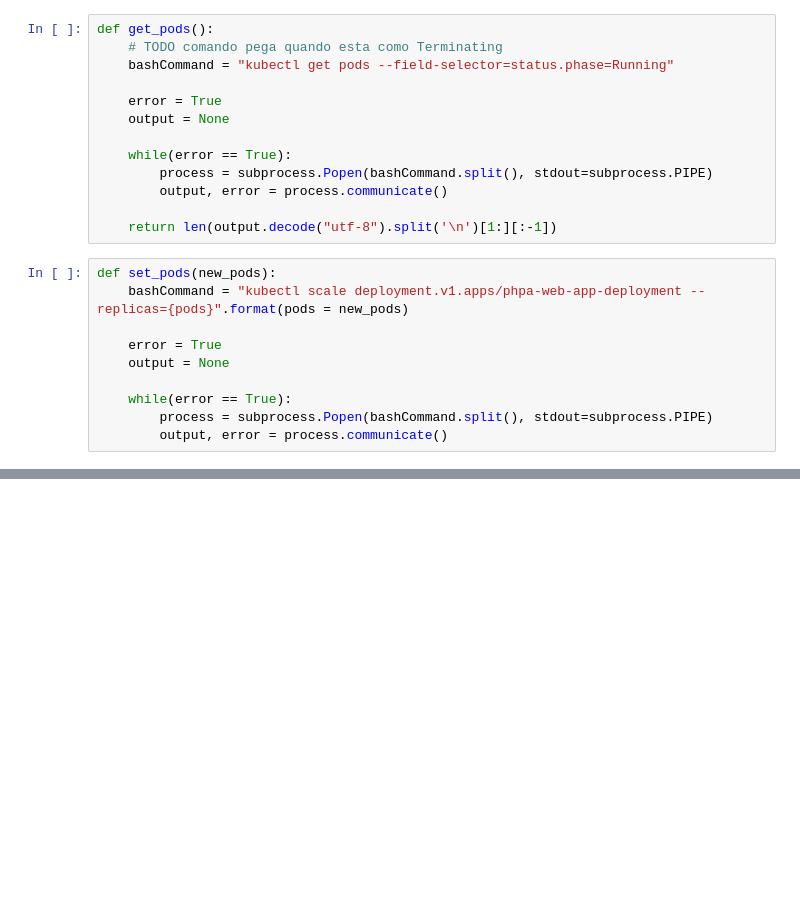
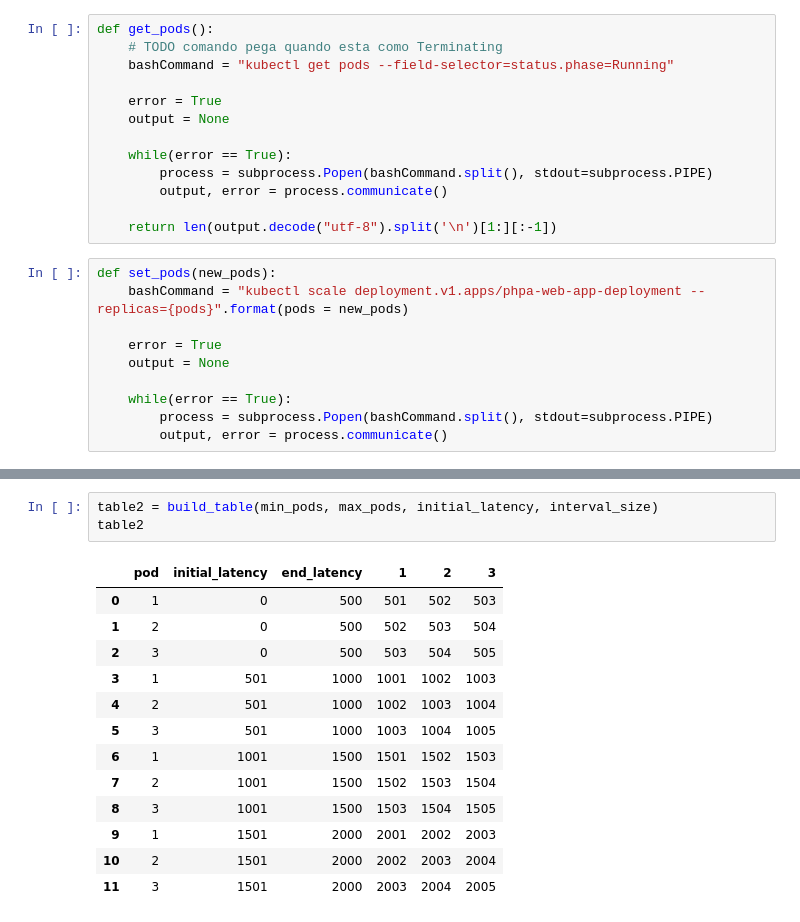
Before and after one commit to Alice-Scholze/phpa, a Jupyter notebook: RL_phpa.ipynb, the cells around one changed output, grey strips where cells are left out. Cells and saved outputs as stored; diff of their text form; blank space fills up the shorter version.

```diff
--- a/RL_phpa.ipynb
+++ b/RL_phpa.ipynb
@@ -204,0 +358,17 @@ table
+# %%
+table2 = build_table(min_pods, max_pods, initial_latency, interval_size)
+table2
+# %% [output]
+|  | pod | initial_latency | end_latency | 1 | 2 | 3 |
+| 0 | 1 | 0 | 500 | 501 | 502 | 503 |
+| 1 | 2 | 0 | 500 | 502 | 503 | 504 |
+| 2 | 3 | 0 | 500 | 503 | 504 | 505 |
+| 3 | 1 | 501 | 1000 | 1001 | 1002 | 1003 |
+| 4 | 2 | 501 | 1000 | 1002 | 1003 | 1004 |
+| 5 | 3 | 501 | 1000 | 1003 | 1004 | 1005 |
+| 6 | 1 | 1001 | 1500 | 1501 | 1502 | 1503 |
+| 7 | 2 | 1001 | 1500 | 1502 | 1503 | 1504 |
+| 8 | 3 | 1001 | 1500 | 1503 | 1504 | 1505 |
+| 9 | 1 | 1501 | 2000 | 2001 | 2002 | 2003 |
+| 10 | 2 | 1501 | 2000 | 2002 | 2003 | 2004 |
+| 11 | 3 | 1501 | 2000 | 2003 | 2004 | 2005 |
```
Also changed, not shown: parts of 20 cells of this notebook, 1 other file.
